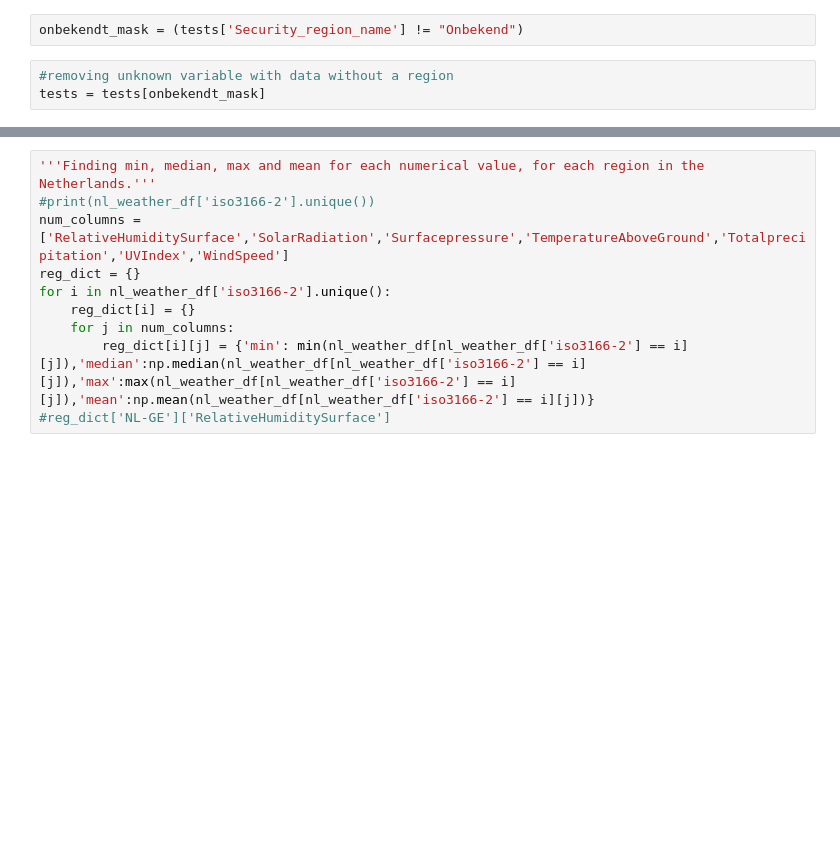
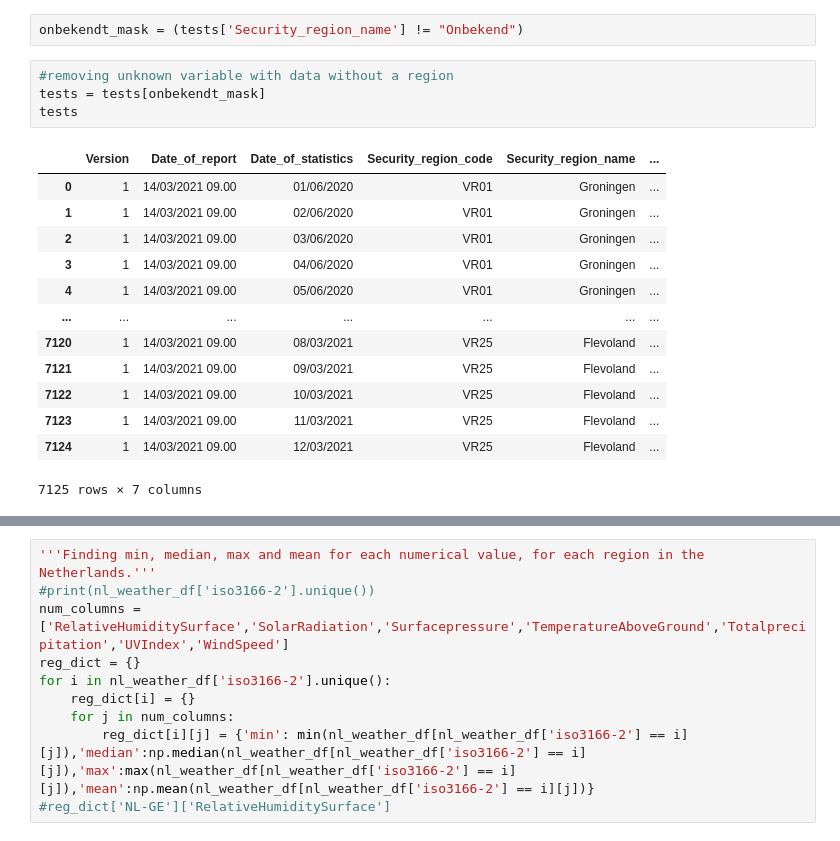
Before and after one commit to Javh2138/fyp2021p02g16, a Jupyter notebook: Notebooks/Fyp2021p02g16.ipynb, the cells around one changed output, grey strips where cells are left out. Saved outputs shown, nothing was run; the diff lists cells and outputs as text; blank space fills up the shorter version.

```diff
--- a/Notebooks/Fyp2021p02g16.ipynb
+++ b/Notebooks/Fyp2021p02g16.ipynb
@@ -107,5 +102,20 @@ onbekendt_mask = (tests['Security_region_name'] != "Onbekend")
 # %%
 #removing unknown variable with data without a region
 tests = tests[onbekendt_mask]
+tests
+# %% [output]
+|  | Version | Date_of_report | Date_of_statistics | Security_region_code | Security_region_name | ... |
+| 0 | 1 | 14/03/2021 09.00 | 01/06/2020 | VR01 | Groningen | ... |
+| 1 | 1 | 14/03/2021 09.00 | 02/06/2020 | VR01 | Groningen | ... |
+| 2 | 1 | 14/03/2021 09.00 | 03/06/2020 | VR01 | Groningen | ... |
+| 3 | 1 | 14/03/2021 09.00 | 04/06/2020 | VR01 | Groningen | ... |
+| 4 | 1 | 14/03/2021 09.00 | 05/06/2020 | VR01 | Groningen | ... |
+| ... | ... | ... | ... | ... | ... | ... |
+| 7120 | 1 | 14/03/2021 09.00 | 08/03/2021 | VR25 | Flevoland | ... |
+| 7121 | 1 | 14/03/2021 09.00 | 09/03/2021 | VR25 | Flevoland | ... |
+| 7122 | 1 | 14/03/2021 09.00 | 10/03/2021 | VR25 | Flevoland | ... |
+| 7123 | 1 | 14/03/2021 09.00 | 11/03/2021 | VR25 | Flevoland | ... |
+| 7124 | 1 | 14/03/2021 09.00 | 12/03/2021 | VR25 | Flevoland | ... |
+7125 rows × 7 columns
 # %%
 tests['weekend'] = (pd.to_datetime(tests['Date_of_statistics'],format = '%d/%m/%Y').dt.weekday >= 5).astype(int)
```
Also changed, not shown: parts of 25 cells of this notebook, 1 other file.
